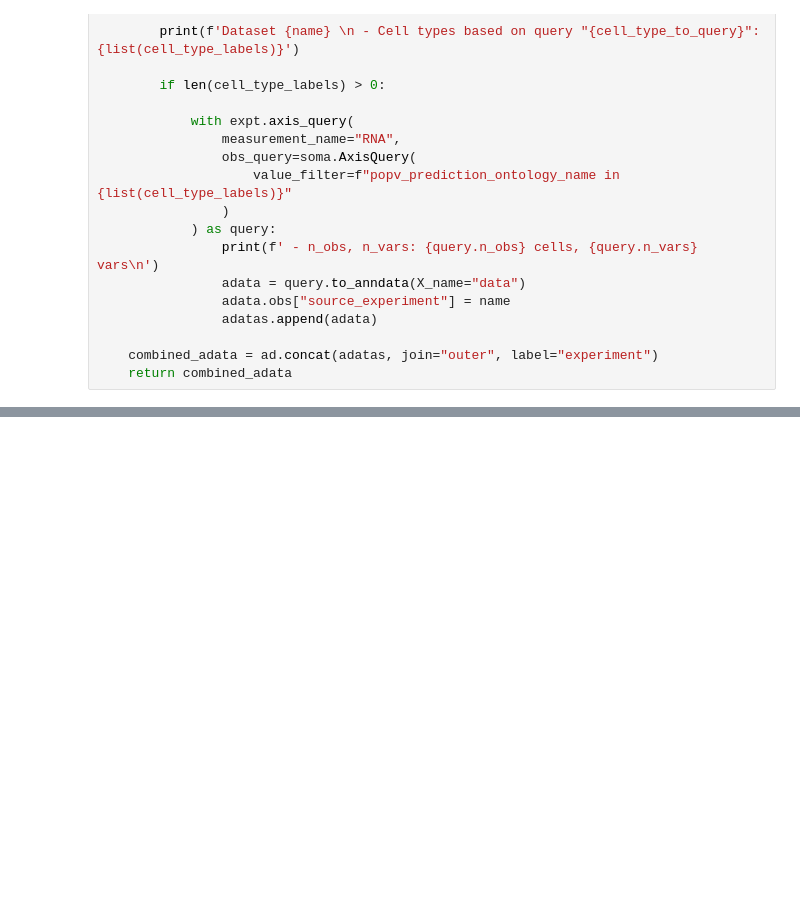
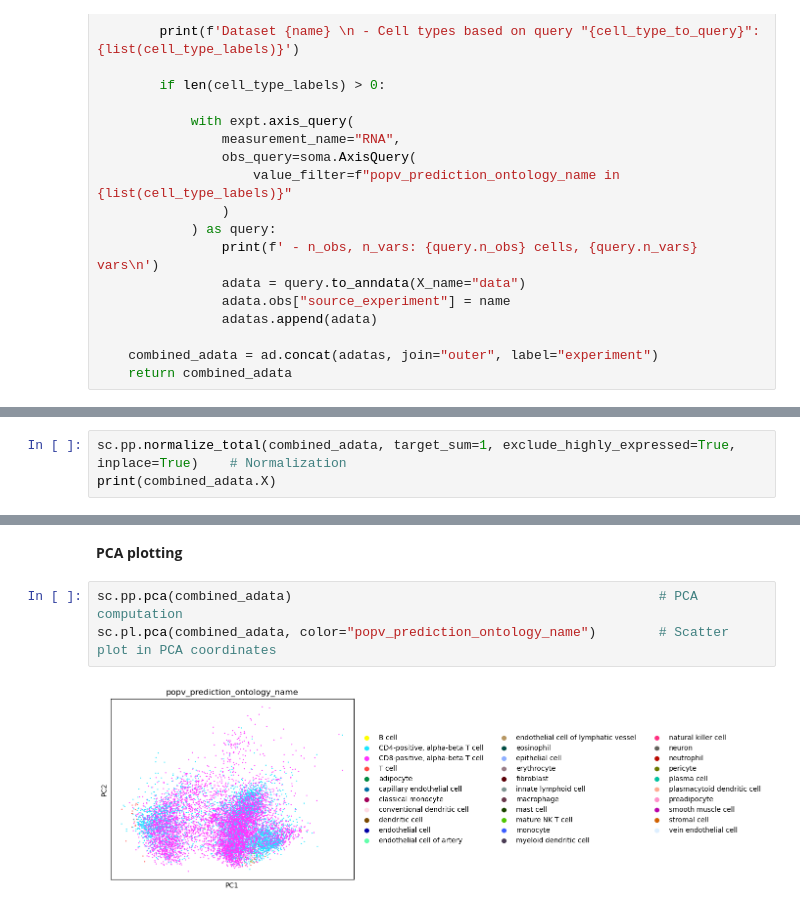
Before and after one commit to ranchobiosciences/SCDS_TileDB-SOMA, a Jupyter notebook: tiledbsoma_examples.ipynb, the cells around one changed output, grey strips where cells are left out. Drawn from its saved outputs; the diff is of its cells as text; blank space fills up the shorter version.

Commit message:
Updated notebook with more examples - query on experiments in collection, downstream analysis with PCA, UMAP plotting etc.

```diff
--- a/tiledbsoma_examples.ipynb
+++ b/tiledbsoma_examples.ipynb
@@ -366,0 +367,3 @@ AnnData object with n_obs × n_vars = 11165 × 32285
+# %%
+sc.pp.normalize_total(combined_adata, target_sum=1, exclude_highly_expressed=True, inplace=True)    # Normalization
+print(combined_adata.X)
@@ -366,0 +388,7 @@ AnnData object with n_obs × n_vars = 11165 × 32285
+# %% [markdown]
+**PCA plotting**
+# %%
+sc.pp.pca(combined_adata)                                               # PCA computation
+sc.pl.pca(combined_adata, color="popv_prediction_ontology_name")        # Scatter plot in PCA coordinates
+# %% [output]
+[figure, added]
```
Also changed, not shown: parts of 9 cells of this notebook.
